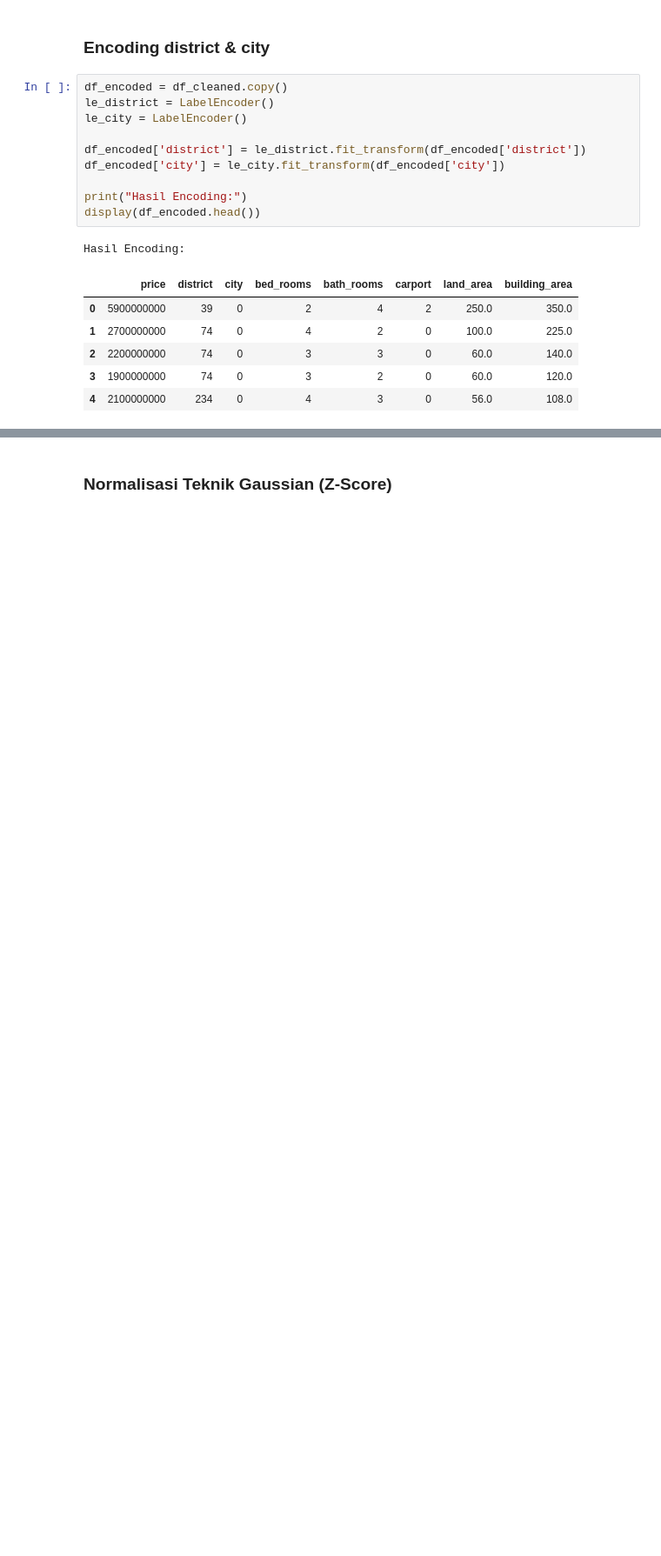
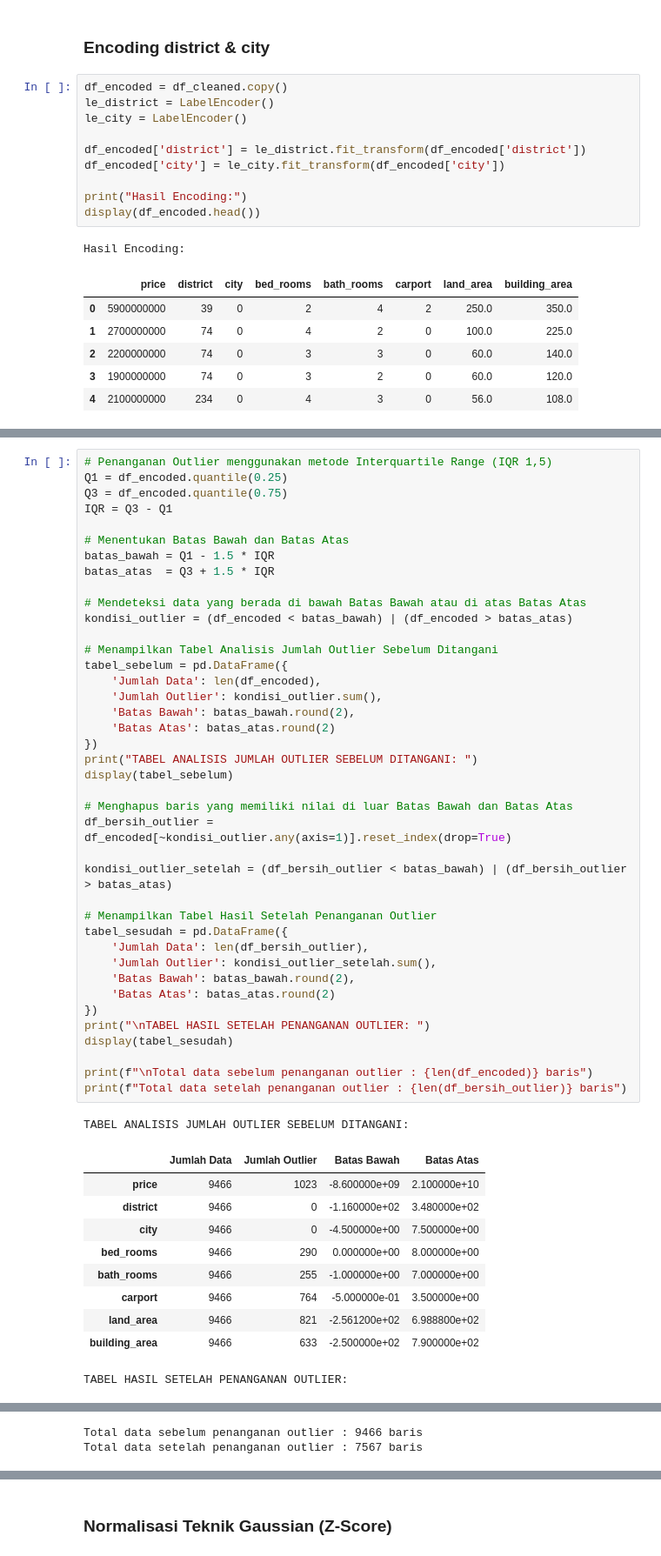
Before and after one commit to TI3G-PBL-House-Price/ml-model-testing, a Jupyter notebook: preprocessing/01_preprocessing_gaussian.ipynb, the cells around one changed output, grey strips where cells are left out. Shown at 87% size. Saved outputs shown, nothing was run; the diff lists cells and outputs as text; blank space fills up the shorter version.

```diff
--- a/preprocessing/01_preprocessing_gaussian.ipynb
+++ b/preprocessing/01_preprocessing_gaussian.ipynb
@@ -80,0 +94,52 @@ Hasil Encoding:
+# %%
+# Penanganan Outlier menggunakan metode Interquartile Range (IQR 1,5)
+Q1 = df_encoded.quantile(0.25)
+Q3 = df_encoded.quantile(0.75)
+IQR = Q3 - Q1
+
+# Menentukan Batas Bawah dan Batas Atas
+batas_bawah = Q1 - 1.5 * IQR
+batas_atas  = Q3 + 1.5 * IQR
+
+# Mendeteksi data yang berada di bawah Batas Bawah atau di atas Batas Atas
+kondisi_outlier = (df_encoded < batas_bawah) | (df_encoded > batas_atas)
+
+# Menampilkan Tabel Analisis Jumlah Outlier Sebelum Ditangani
+tabel_sebelum = pd.DataFrame({
+    'Jumlah Data': len(df_encoded),
+    'Jumlah Outlier': kondisi_outlier.sum(),
+    'Batas Bawah': batas_bawah.round(2),
+    'Batas Atas': batas_atas.round(2)
+})
+print("TABEL ANALISIS JUMLAH OUTLIER SEBELUM DITANGANI: ")
+display(tabel_sebelum)
+
+# Menghapus baris yang memiliki nilai di luar Batas Bawah dan Batas Atas
+df_bersih_outlier = df_encoded[~kondisi_outlier.any(axis=1)].reset_index(drop=True)
+
+kondisi_outlier_setelah = (df_bersih_outlier < batas_bawah) | (df_bersih_outlier > batas_atas)
+
+# Menampilkan Tabel Hasil Setelah Penanganan Outlier
+tabel_sesudah = pd.DataFrame({
+    'Jumlah Data': len(df_bersih_outlier),
+    'Jumlah Outlier': kondisi_outlier_setelah.sum(),
+    'Batas Bawah': batas_bawah.round(2),
+    'Batas Atas': batas_atas.round(2)
+})
+print("\nTABEL HASIL SETELAH PENANGANAN OUTLIER: ")
+display(tabel_sesudah)
+
+print(f"\nTotal data sebelum penanganan outlier : {len(df_encoded)} baris")
+print(f"Total data setelah penanganan outlier : {len(df_bersih_outlier)} baris")
+# %% [output]
+TABEL ANALISIS JUMLAH OUTLIER SEBELUM DITANGANI:
+|  | Jumlah Data | Jumlah Outlier | Batas Bawah | Batas Atas |
+| price | 9466 | 1023 | -8.600000e+09 | 2.100000e+10 |
+| district | 9466 | 0 | -1.160000e+02 | 3.480000e+02 |
+| city | 9466 | 0 | -4.500000e+00 | 7.500000e+00 |
+| bed_rooms | 9466 | 290 | 0.000000e+00 | 8.000000e+00 |
+| bath_rooms | 9466 | 255 | -1.000000e+00 | 7.000000e+00 |
+| carport | 9466 | 764 | -5.000000e-01 | 3.500000e+00 |
+| land_area | 9466 | 821 | -2.561200e+02 | 6.988800e+02 |
+| building_area | 9466 | 633 | -2.500000e+02 | 7.900000e+02 |
+TABEL HASIL SETELAH PENANGANAN OUTLIER:
@@ -80,0 +155,2 @@ Hasil Encoding:
+Total data sebelum penanganan outlier : 9466 baris
+Total data setelah penanganan outlier : 7567 baris
```
Also changed, not shown: parts of 9 cells of this notebook, 10 other files.
